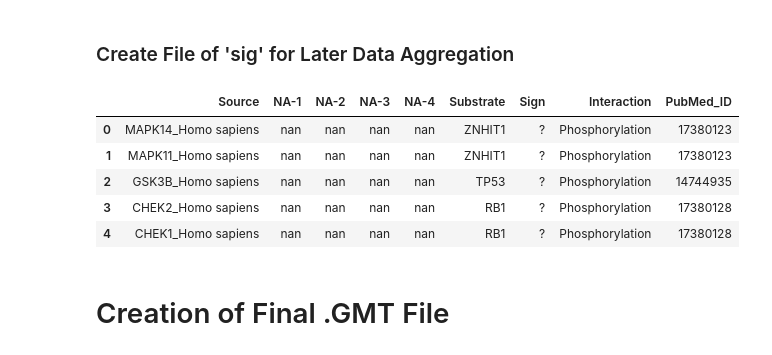
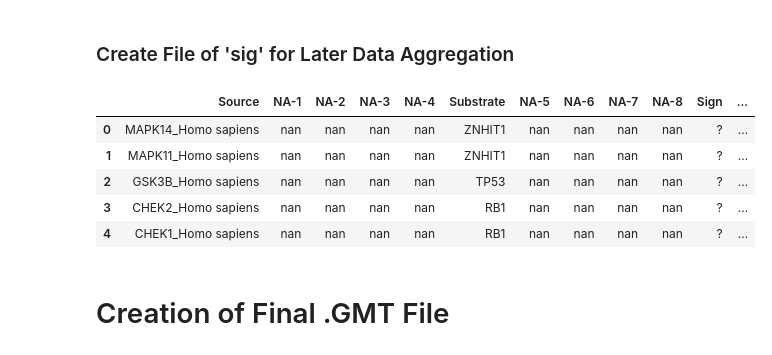
Before and after one commit to MaayanLab/KEA3, a Jupyter notebook: MINT/MINT Working Notebook - KEA3.ipynb, the cells around one changed output. Cells and saved outputs as stored; diff of their text form; code cells hidden in the pictures.

```diff
--- a/MINT/MINT Working Notebook - KEA3.ipynb
+++ b/MINT/MINT Working Notebook - KEA3.ipynb
@@ -433,25 +433,31 @@ with open('Uncondensed_MINT.txt', 'w') as openfile:
 # %%
 #Insert first four columns for .sig file format (NaNs)
 sig.insert(1, 'NA-1', str(np.nan))
 sig.insert(2, 'NA-2', str(np.nan))
 sig.insert(3, 'NA-3', str(np.nan))
 sig.insert(4, 'NA-4', str(np.nan))
 
+#Insert next four columns for .sig file format (NaNs)
+sig.insert(6, 'NA-5', str(np.nan))
+sig.insert(7, 'NA-6', str(np.nan))
+sig.insert(8, 'NA-7', str(np.nan))
+sig.insert(9, 'NA-8', str(np.nan))
+
 #Insert column corresponding to sign (with '?' because it is unknown)
-sig.insert(6, 'Sign', '?')
+sig.insert(10, 'Sign', '?')
 
 #Insert column specifying interaction type as phosphorylation
-sig.insert(7, 'Interaction', 'Phosphorylation')
+sig.insert(11, 'Interaction', 'Phosphorylation')
 
 #View dataframe
 sig.head()
 # %% [output]
-|  | Source | NA-1 | NA-2 | NA-3 | NA-4 | Substrate | Sign | Interaction | PubMed_ID |
-| 0 | MAPK14_Homo sapiens | nan | nan | nan | nan | ZNHIT1 | ? | Phosphorylation | 17380123 |
-| 1 | MAPK11_Homo sapiens | nan | nan | nan | nan | ZNHIT1 | ? | Phosphorylation | 17380123 |
-| 2 | GSK3B_Homo sapiens | nan | nan | nan | nan | TP53 | ? | Phosphorylation | 14744935 |
-| 3 | CHEK2_Homo sapiens | nan | nan | nan | nan | RB1 | ? | Phosphorylation | 17380128 |
-| 4 | CHEK1_Homo sapiens | nan | nan | nan | nan | RB1 | ? | Phosphorylation | 17380128 |
+|  | Source | NA-1 | NA-2 | NA-3 | NA-4 | Substrate | NA-5 | NA-6 | NA-7 | NA-8 | Sign | ... |
+| 0 | MAPK14_Homo sapiens | nan | nan | nan | nan | ZNHIT1 | nan | nan | nan | nan | ? | ... |
+| 1 | MAPK11_Homo sapiens | nan | nan | nan | nan | ZNHIT1 | nan | nan | nan | nan | ? | ... |
+| 2 | GSK3B_Homo sapiens | nan | nan | nan | nan | TP53 | nan | nan | nan | nan | ? | ... |
+| 3 | CHEK2_Homo sapiens | nan | nan | nan | nan | RB1 | nan | nan | nan | nan | ? | ... |
+| 4 | CHEK1_Homo sapiens | nan | nan | nan | nan | RB1 | nan | nan | nan | nan | ? | ... |
 # %%
 #Create dictionary 'sigd' with index numbers as keys
 sigd = dict([(key, '') for key in df_sig.index])
```
Also changed, not shown: 30 other files.
